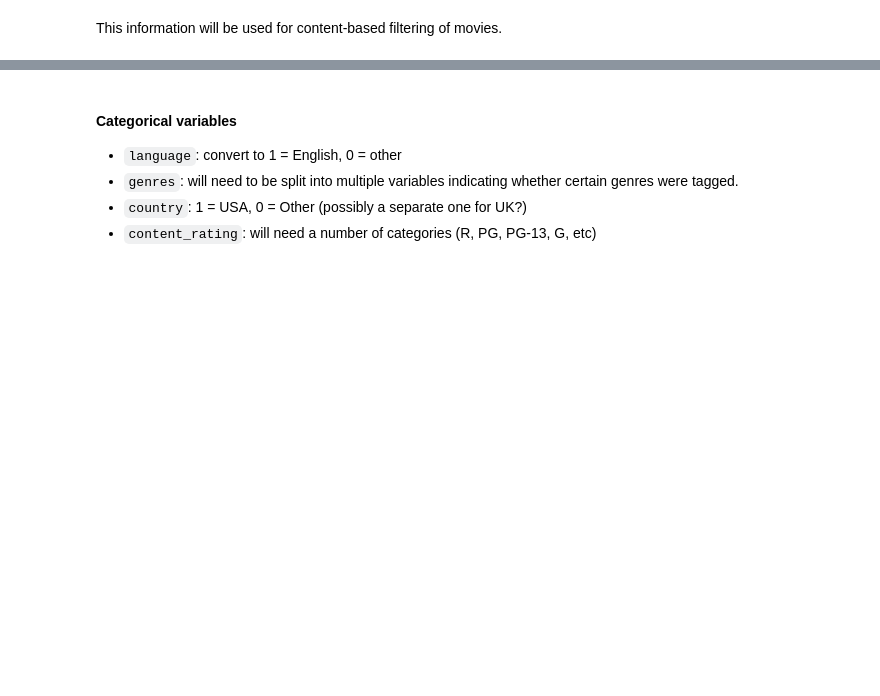
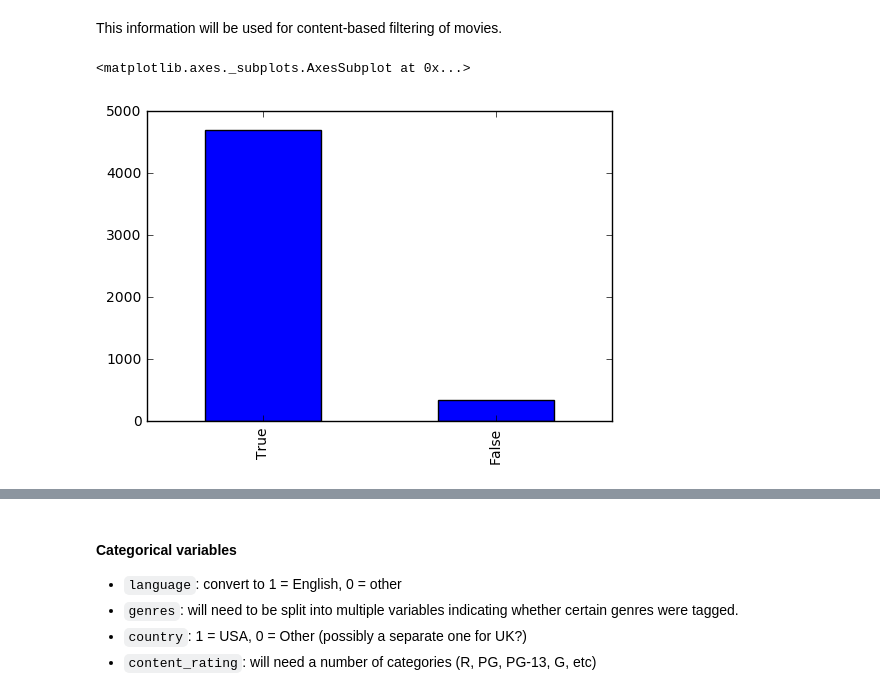
Before and after one commit to anoopctkm/machine-learning, a Jupyter notebook: projects/capstone/notebook.ipynb, the cells around one changed output, grey strips where cells are left out. Drawn from its saved outputs; the diff is of its cells as text; code cells hidden in the pictures; blank space fills up the shorter version.

```diff
--- a/projects/capstone/notebook.ipynb
+++ b/projects/capstone/notebook.ipynb
@@ -95,2 +95,8 @@ imdb.head(n = 5)
 # %% [markdown]
 This information will be used for content-based filtering of movies.
+# %%
+imdb['english'].value_counts().plot(kind="bar")
+#imdb['content_rating']#.nunique
+# %% [output]
+<matplotlib.axes._subplots.AxesSubplot at 0x...>
+[figure, added]
```
Also changed, not shown: parts of 9 cells of this notebook, 1 other file.
